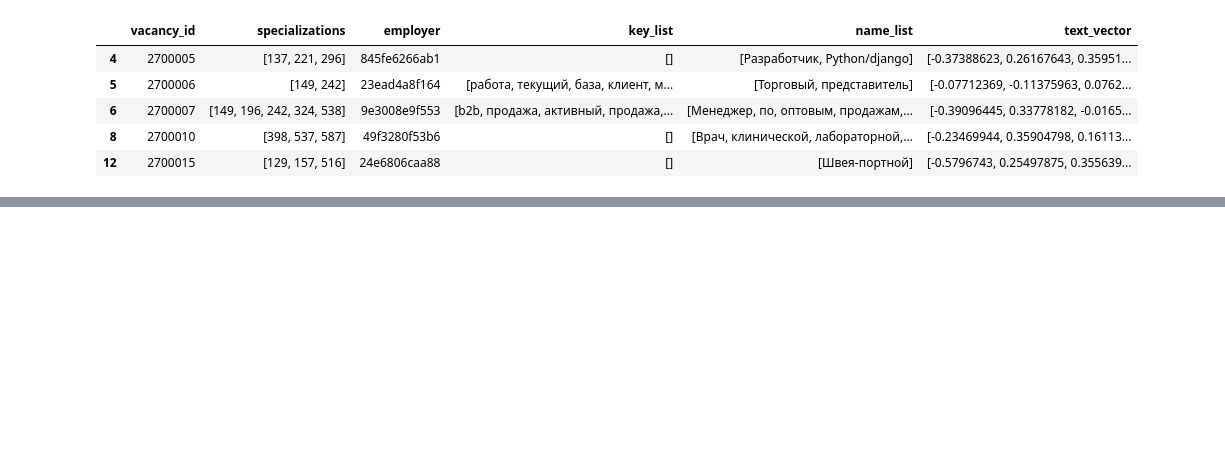
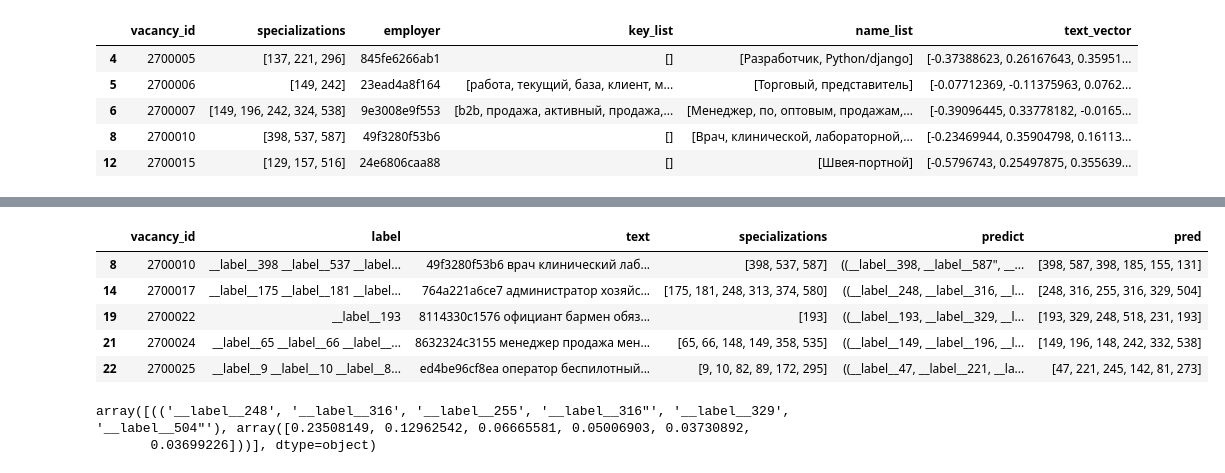
Before and after one commit to gleberof/dbt_hh, a Jupyter notebook: Notebooks/06. Unpivot train.ipynb, the cells around one changed output, grey strips where cells are left out. Cells and saved outputs as stored; diff of their text form; code cells hidden in the pictures; blank space fills up the shorter version.

```diff
--- a/Notebooks/06. Unpivot train.ipynb
+++ b/Notebooks/06. Unpivot train.ipynb
@@ -99,0 +116,3 @@ df_unpivoted.to_parquet('df_unp_vector.pq')
+# %%
+%%time
+model = fasttext.train_supervised('train.txt', dim=300, epoch=10, minCount=2, ws=5, neg=10, verbose=3)
@@ -99,0 +152,2 @@ df_unpivoted.to_parquet('df_unp_vector.pq')
+# %%
+test = df_unpivoted['is_val']
@@ -99,0 +182,2 @@ df_unpivoted.to_parquet('df_unp_vector.pq')
+# %%
+test = test.copy()
@@ -99,0 +193,3 @@ df_unpivoted.to_parquet('df_unp_vector.pq')
+# %%
+%%time
+test['predict'] = test['text'].apply(model.predict, k=6)
@@ -99,0 +199,14 @@ df_unpivoted.to_parquet('df_unp_vector.pq')
+# %%
+test.head()
+# %% [output]
+|  | vacancy_id | label | text | specializations | predict | pred |
+| 8 | 2700010 | __label__398 __label__537 __label... | 49f3280f53b6 врач клинический лаб... | [398, 537, 587] | ((__label__398, __label__587", __... | [398, 587, 398, 185, 155, 131] |
+| 14 | 2700017 | __label__175 __label__181 __label... | 764a221a6ce7 администратор хозяйс... | [175, 181, 248, 313, 374, 580] | ((__label__248, __label__316, __l... | [248, 316, 255, 316, 329, 504] |
+| 19 | 2700022 | __label__193 | 8114330c1576 официант бармен обяз... | [193] | ((__label__193, __label__329, __l... | [193, 329, 248, 518, 231, 193] |
+| 21 | 2700024 | __label__65 __label__66 __label__... | 8632324c3155 менеджер продажа мен... | [65, 66, 148, 149, 358, 535] | ((__label__149, __label__196, __l... | [149, 196, 148, 242, 332, 538] |
+| 22 | 2700025 | __label__9 __label__10 __label__8... | ed4be96cf8ea оператор беспилотный... | [9, 10, 82, 89, 172, 295] | ((__label__47, __label__221, __la... | [47, 221, 245, 142, 81, 273] |
+# %%
+test[test['vacancy_id']==2700017].predict.values
+# %% [output]
+array([(('__label__248', '__label__316', '__label__255', '__label__316"', '__label__329', '__label__504"'), array([0.23508149, 0.12962542, 0.06665581, 0.05006903, 0.03730892,
+       0.03699226]))], dtype=object)
```
Also changed, not shown: parts of 40 cells of this notebook, 6 other files.
